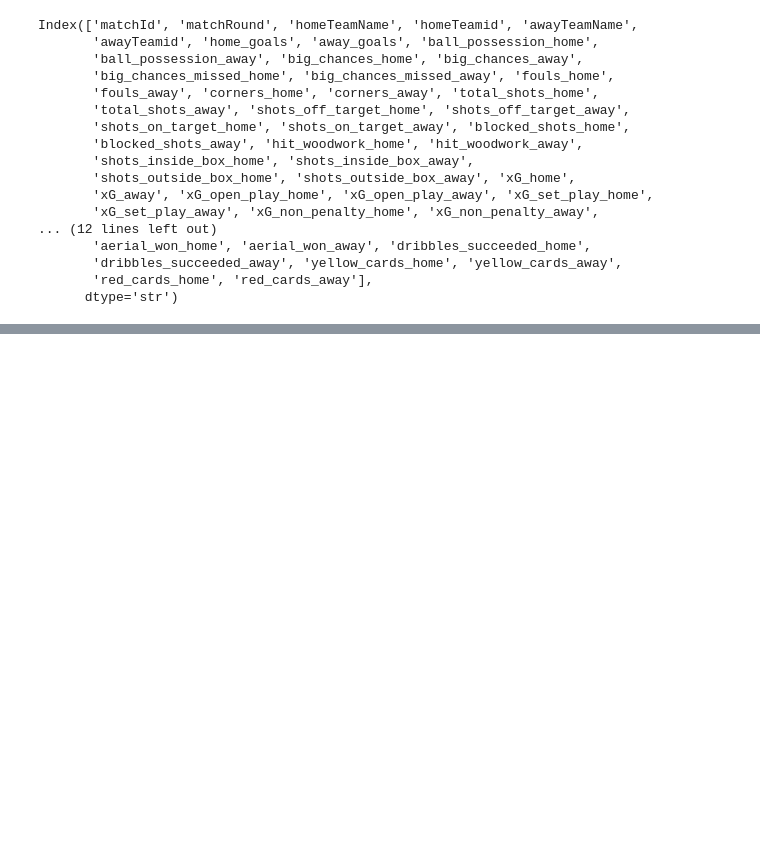
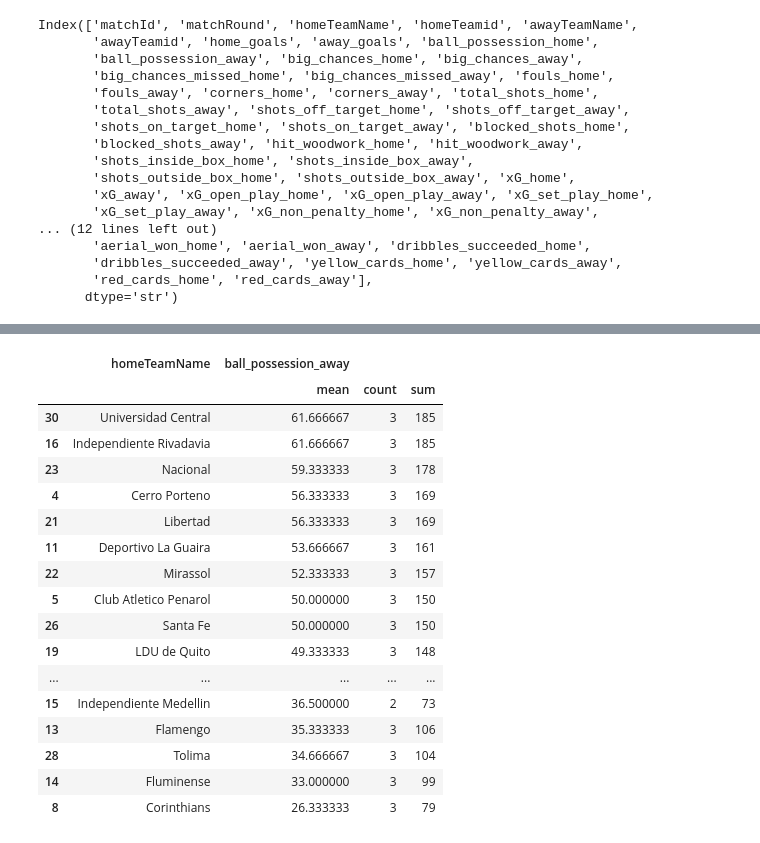
Before and after one commit to bolaxel/wcup26, a Jupyter notebook: analysis.ipynb, the cells around one changed output, grey strips where cells are left out. Saved outputs shown, nothing was run; the diff lists cells and outputs as text; code cells hidden in the pictures; blank space fills up the shorter version.

```diff
--- a/analysis.ipynb
+++ b/analysis.ipynb
@@ -33,0 +150,29 @@ Index(['matchId', 'matchRound', 'homeTeamName', 'homeTeamid', 'awayTeamName',
+# %%
+# Esto es equivalente a la opción 1
+resultado = df.groupby('homeTeamName').agg({
+    'ball_possession_away': ['mean', 'count', 'sum']
+}).reset_index()
+
+# Ordenar de mayor a menor por la columna 'mean'
+resultado = resultado.sort_values(('ball_possession_away', 'mean'), ascending=False)
+
+resultado
+# %% [output]
+|  | homeTeamName | ball_possession_away |  |  |
+|  |  | mean | count | sum |
+| 30 | Universidad Central | 61.666667 | 3 | 185 |
+| 16 | Independiente Rivadavia | 61.666667 | 3 | 185 |
+| 23 | Nacional | 59.333333 | 3 | 178 |
+| 4 | Cerro Porteno | 56.333333 | 3 | 169 |
+| 21 | Libertad | 56.333333 | 3 | 169 |
+| 11 | Deportivo La Guaira | 53.666667 | 3 | 161 |
+| 22 | Mirassol | 52.333333 | 3 | 157 |
+| 5 | Club Atletico Penarol | 50.000000 | 3 | 150 |
+| 26 | Santa Fe | 50.000000 | 3 | 150 |
+| 19 | LDU de Quito | 49.333333 | 3 | 148 |
+| ... | ... | ... | ... | ... |
+| 15 | Independiente Medellin | 36.500000 | 2 | 73 |
+| 13 | Flamengo | 35.333333 | 3 | 106 |
+| 28 | Tolima | 34.666667 | 3 | 104 |
+| 14 | Fluminense | 33.000000 | 3 | 99 |
+| 8 | Corinthians | 26.333333 | 3 | 79 |
```
Also changed, not shown: parts of 10 cells of this notebook.
